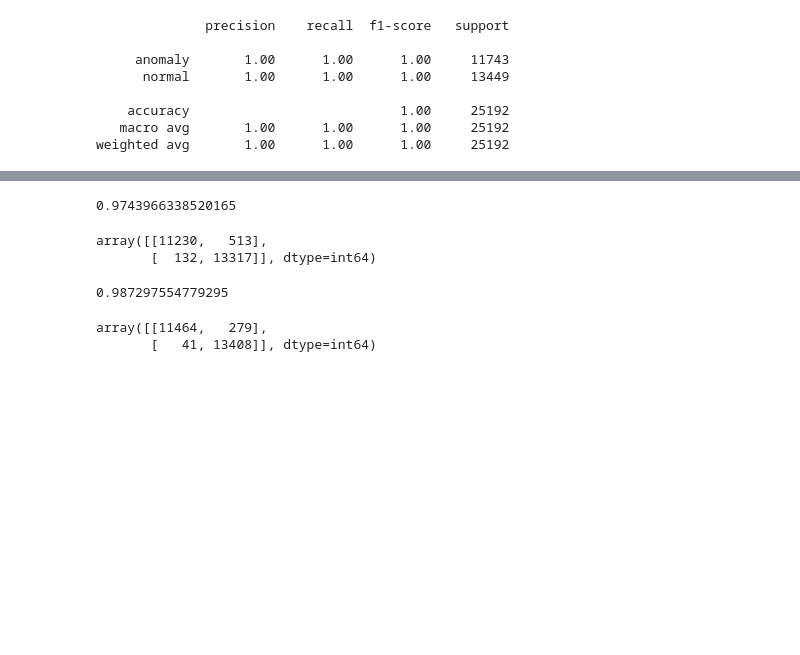
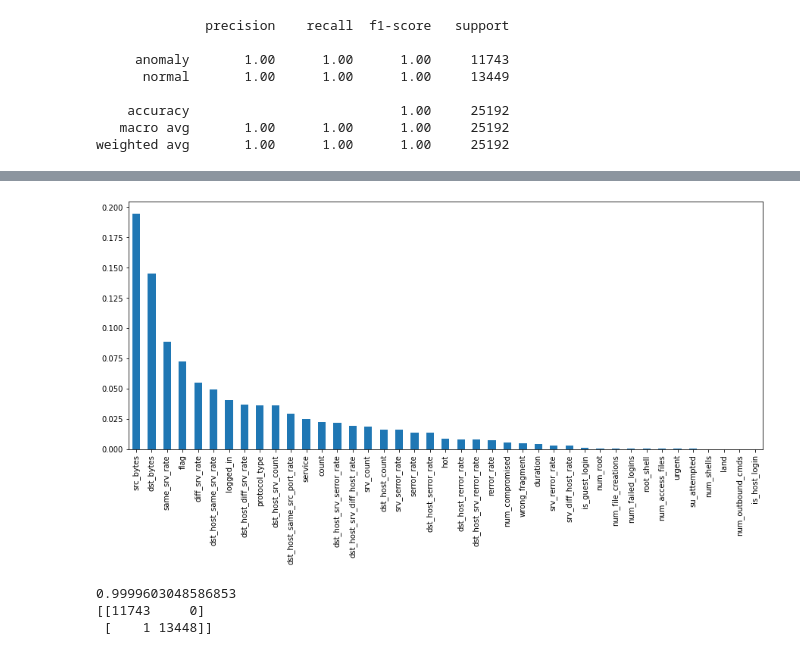
Before and after one commit to mein0121/Intrusion-Detection, a Jupyter notebook: 신영일/IntrusionDetection.ipynb, the cells around one changed output, grey strips where cells are left out. Saved outputs shown, nothing was run; the diff lists cells and outputs as text; code cells hidden in the pictures; blank space fills up the shorter version.

```diff
--- a/신영일/IntrusionDetection.ipynb
+++ b/신영일/IntrusionDetection.ipynb
@@ -709,34 +711,22 @@ array([[11441,   302],
-# %%
-# X_train5
-rf = RandomForestClassifier(max_depth=3, random_state=1)
-rf.fit(X_train5, y_train)
-
-fi_rf5 = rf.feature_importances_
-fi_rfs5 = pd.Series(fi_rf5, index=X_train5.columns)
-
-pred_train_rf =rf.predict(X_train5)
-accuracy_score(y_train, pred_train_rf)
-# %% [output]
-0.9743966338520165
-# %%
-confusion_matrix(y_train, pred_train_rf)
-# %% [output]
-array([[11230,   513],
-       [  132, 13317]], dtype=int64)
-# %%
-# X_train6
-rf = RandomForestClassifier(max_depth=5, random_state=1)
-rf.fit(X_train6, y_train)
-
-fi_rf6 = rf.feature_importances_
-fi_rfs6 = pd.Series(fi_rf6, index=X_train6.columns)
-
-pred_train_rf =rf.predict(X_train6)
-accuracy_score(y_train, pred_train_rf)
-# %% [output]
-0.987297554779295
-# %%
-confusion_matrix(y_train, pred_train_rf)
-# %% [output]
-array([[11464,   279],
-       [   41, 13408]], dtype=int64)
+# %%
+def getScore(x):
+    rf = RandomForestClassifier(max_depth=5, random_state=1)
+    rf.fit(x, y_train)
+
+    fi_rf = rf.feature_importances_
+    fi_rfs = pd.Series(fi_rf, index=x.columns)
+
+    fi_rfs.sort_values(ascending=False).plot(kind='bar', figsize=(10,3))
+    plt.show()
+
+    pred_train_rf =rf.predict(x)
+    accuracy = accuracy_score(y_train, pred_train_rf)
+    print(accuracy)
+    print(confusion_matrix(y_train, pred_train_rf))
+# %%
+getScore(X_train)
+# %% [output]
+[figure, added]
+0.9999603048586853
+[[11743     0]
+ [    1 13448]]
```
Also changed, not shown: parts of 74 cells of this notebook.
